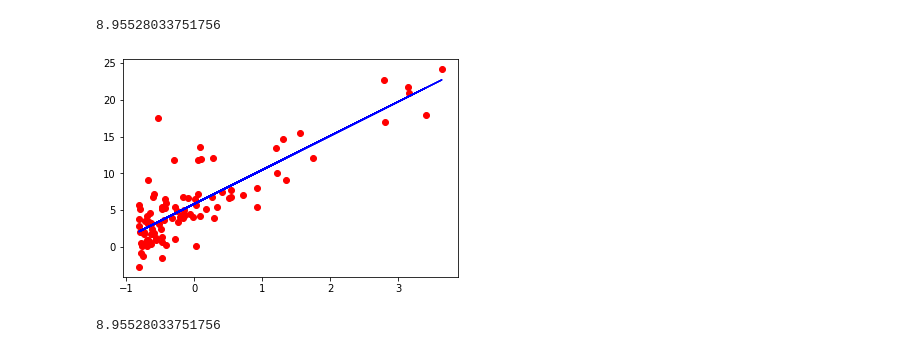
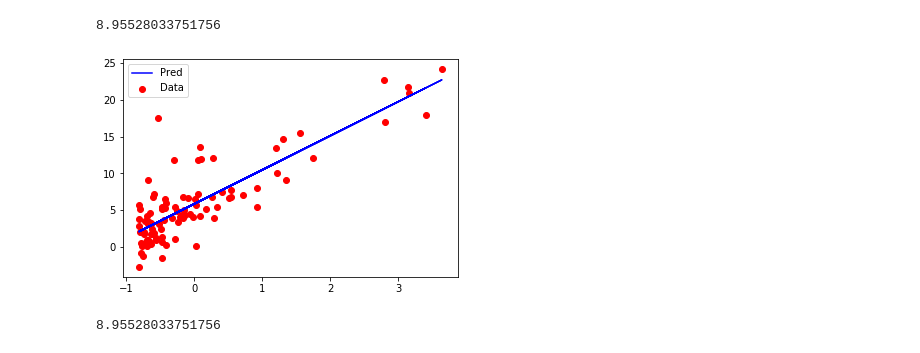
Before and after one commit to Craiglal/ML-Hometasks, a Jupyter notebook: task2/Untitled.ipynb, the cells around one changed output. Saved outputs shown, nothing was run; the diff lists cells and outputs as text; code cells hidden in the pictures.

```diff
--- a/task2/Untitled.ipynb
+++ b/task2/Untitled.ipynb
@@ -192,11 +192,12 @@ mserror(y, linear_prediction(X, stoch_grad_desc_weights))
 8.95528033751756
 # %%
 y_pred = linear_prediction(X, stoch_grad_desc_weights)
-plt.scatter(X[:, 0], y[:, ], color='red')
-plt.plot(X[:, 0], y_pred, color = 'blue')
+plt.scatter(X[:, 0], y[:, ], color='red', label='Data')
+plt.plot(X[:, 0], y_pred, color = 'blue', label='Pred')
+plt.legend()
 plt.show()
 # %% [output]
-[figure, old version]
+[figure, new version]
 # %%
 mserror(y, y_pred)
 # %% [output]
```
Also changed, not shown: parts of 7 cells of this notebook, 7 other files.
